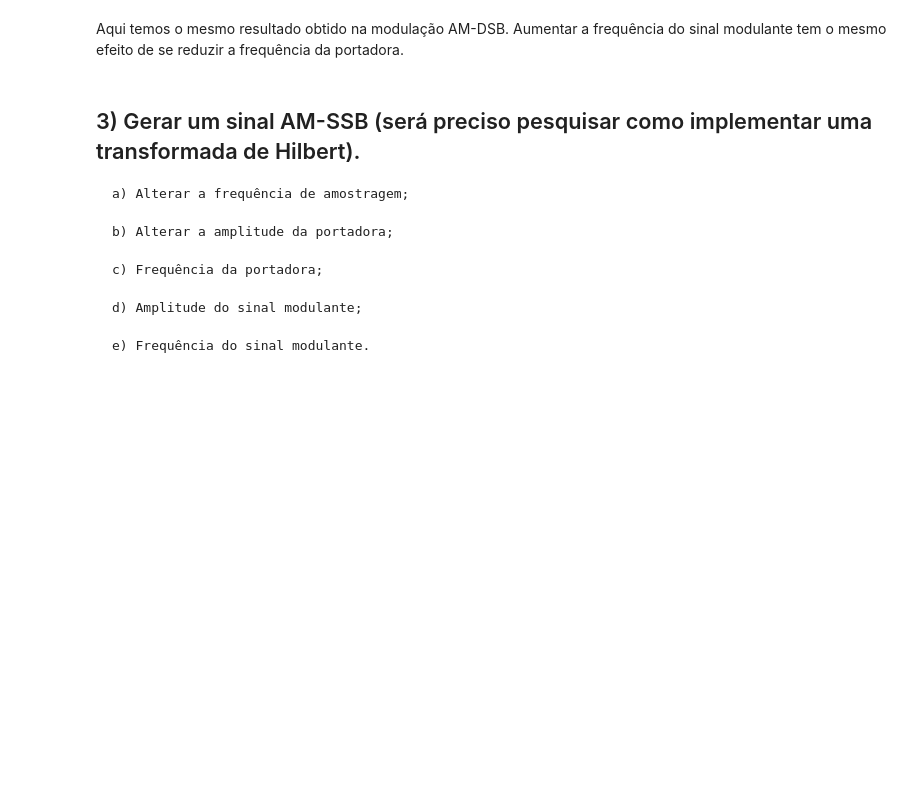
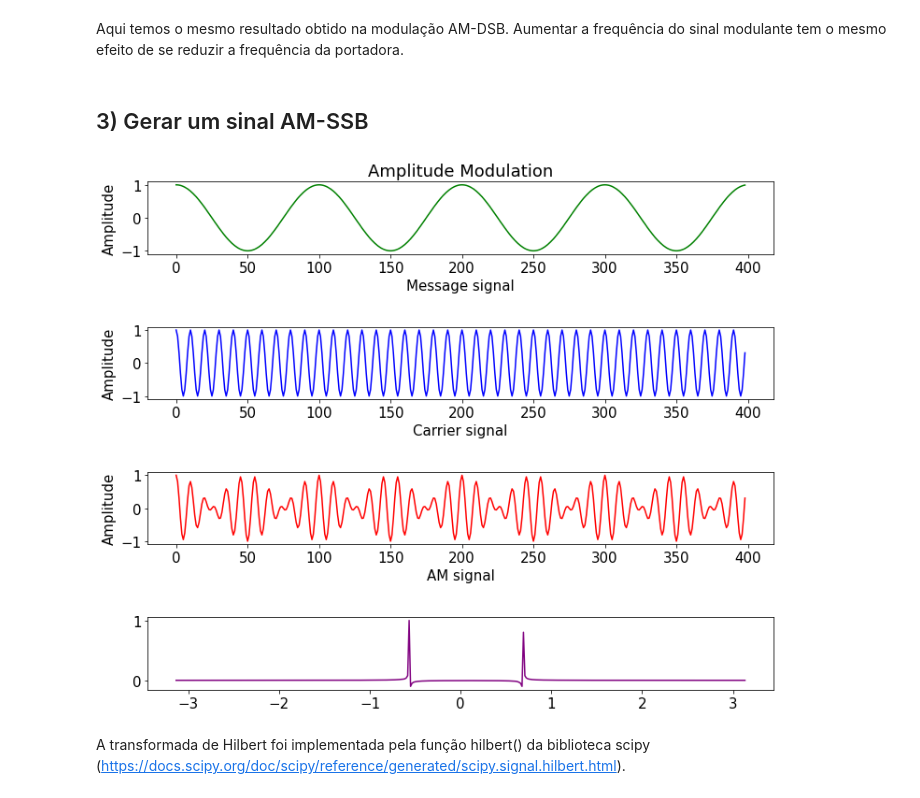
Before and after one commit to leogargitter/fundamentos-comunicacao, a Jupyter notebook: relatório 2.ipynb, the cells around one changed output. Saved outputs shown, nothing was run; the diff lists cells and outputs as text; code cells hidden in the pictures; blank space fills up the shorter version.

```diff
--- a/relatório 2.ipynb
+++ b/relatório 2.ipynb
@@ -312,15 +312,57 @@ am_dsb_sc(A_c,f_c,A_m,f_m,t)
 [figure]
 # %% [markdown]
 Aqui temos o mesmo resultado obtido na modulação AM-DSB. Aumentar a frequência do sinal modulante tem o mesmo efeito de se reduzir a frequência da portadora.
-# %% [markdown]
-## 3) Gerar um sinal AM-SSB (será preciso pesquisar como implementar uma transformada de Hilbert).
-
-    a) Alterar a frequência de amostragem;
-
-    b) Alterar a amplitude da portadora;
-
-    c) Frequência da portadora;
-
-    d) Amplitude do sinal modulante;
-
-    e) Frequência do sinal modulante.
+# %% [markdown]
+## 3) Gerar um sinal AM-SSB
+# %%
+from scipy.signal import hilbert
+
+A_c = 1 #amplitude da portadora
+f_c = 500 #frequencia da portadora
+
+f_s = f_c * 10 # frequencia de amostragem
+T_s = 1/f_s
+
+A_m = 1 #amplitude do sinal modulante
+f_m = 50 # frequencia do sinal modulante
+T = 4 / f_m #tempo do sinal gerado
+
+t = arange(0, T - T_s, T_s)
+
+ct = A_c*cos(2*pi*f_c*t)
+mt = A_m*cos(2*pi*f_m*t)
+mt = hilbert(mt)
+st = mt*ct
+
+
+subplot(4,1,1)
+title('Amplitude Modulation')
+plot(mt,'g')
+ylabel('Amplitude')
+xlabel('Message signal')
+
+subplot(4,1,2)
+plot(ct, 'b')
+ylabel('Amplitude')
+xlabel('Carrier signal')
+
+subplot(4,1,3)
+plot(st, color="r")
+ylabel('Amplitude')
+xlabel('AM signal')
+
+yf = fftshift(fft(st))
+xf = fftshift(fftfreq(len(yf)) * 2 * pi)
+
+subplot(4,1,4)
+plot(xf,yf/max(yf), color="purple")
+
+
+subplots_adjust(hspace=1)
+rc('font', size=15)
+fig = gcf()
+fig.set_size_inches(12, 10)
+# %% [output]
+[figure, added]
+# %% [markdown]
+A transformada de Hilbert foi implementada pela função hilbert() da biblioteca scipy (https://docs.scipy.org/doc/scipy/reference/generated/scipy.signal.hilbert.html).
```
Also changed, not shown: parts of 16 cells of this notebook, 1 other file.
